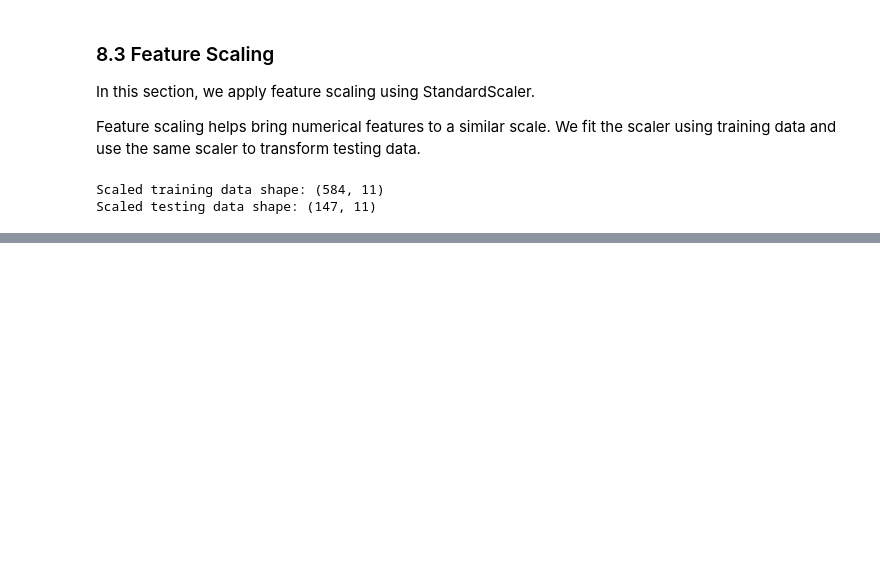
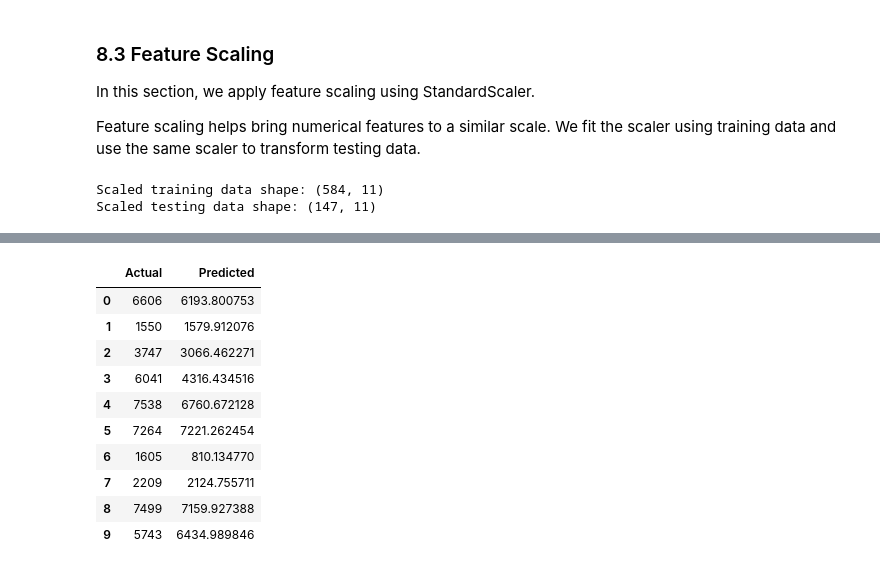
Before and after one commit to ChaitanyaGirase/Bike-Rental-Prediction, a Jupyter notebook: notebooks/bike_rental_analysis.ipynb, the cells around one changed output, grey strips where cells are left out. Drawn from its saved outputs; the diff is of its cells as text; code cells hidden in the pictures; blank space fills up the shorter version.

Commit message:
models trained

```diff
--- a/notebooks/bike_rental_analysis.ipynb
+++ b/notebooks/bike_rental_analysis.ipynb
@@ -886,0 +910,23 @@ Scaled testing data shape: (147, 11)
+# %%
+lr_model = LinearRegression()
+lr_model.fit(X_train_scaled, y_train)
+lr_pred = lr_model.predict(X_test_scaled)
+# %%
+comparison = pd.DataFrame({
+    'Actual': y_test.values,
+    'Predicted': lr_pred
+})
+
+display(comparison.head(10))
+# %% [output]
+|  | Actual | Predicted |
+| 0 | 6606 | 6193.800753 |
+| 1 | 1550 | 1579.912076 |
+| 2 | 3747 | 3066.462271 |
+| 3 | 6041 | 4316.434516 |
+| 4 | 7538 | 6760.672128 |
+| 5 | 7264 | 7221.262454 |
+| 6 | 1605 | 810.134770 |
+| 7 | 2209 | 2124.755711 |
+| 8 | 7499 | 7159.927388 |
+| 9 | 5743 | 6434.989846 |
```
Also changed, not shown: parts of 15 cells of this notebook.
